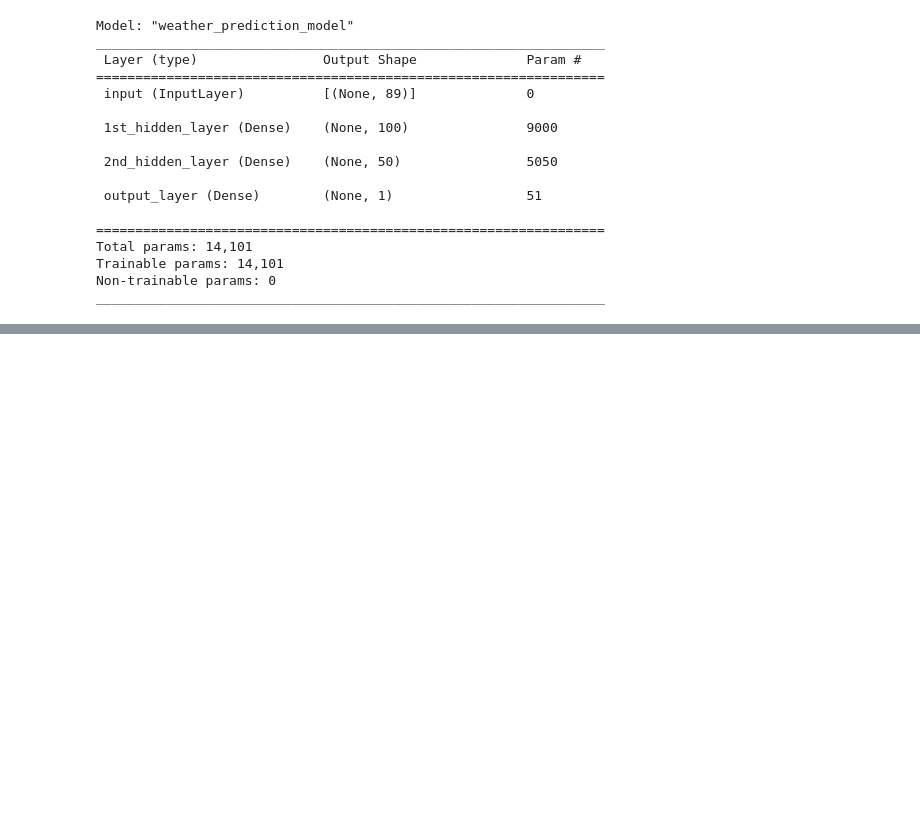
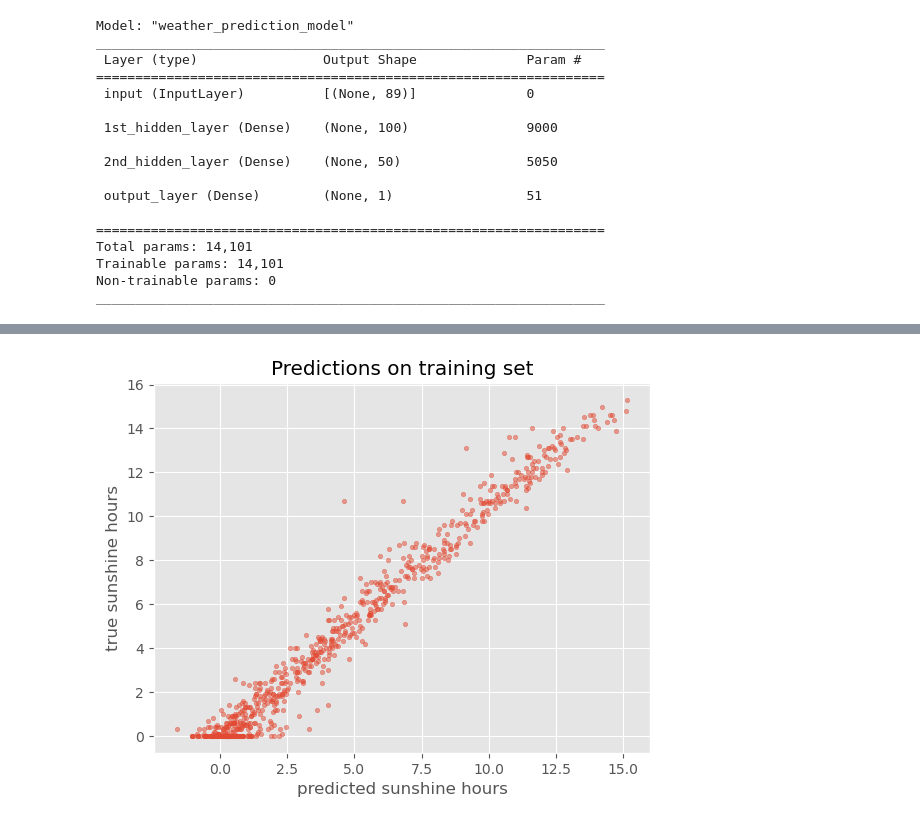
Before and after one commit to esciencecenter-digital-skills/2022-12-05-ds-dl-intro, a Jupyter notebook: files/lesson_3.ipynb, the cells around one changed output, grey strips where cells are left out. Cells and saved outputs as stored; diff of their text form; code cells hidden in the pictures; blank space fills up the shorter version.

```diff
--- a/files/lesson_3.ipynb
+++ b/files/lesson_3.ipynb
@@ -197,0 +280,3 @@ _________________________________________________________________
+# %%
+y_train_predicted = model.predict(X_train)
+y_test_predicted = model.predict(X_test)
@@ -197,0 +286,11 @@ _________________________________________________________________
+# %%
+def plot_predictions(y_pred, y_true, title):
+    plt.style.use('ggplot')
+    plt.scatter(y_pred, y_true, s=10, alpha=0.5)
+    plt.xlabel('predicted sunshine hours')
+    plt.ylabel('true sunshine hours')
+    plt.title(title)
+
+plot_predictions(y_train_predicted, y_train, title='Predictions on training set')
+# %% [output]
+[figure, added]
```
Also changed, not shown: parts of 30 cells of this notebook.
